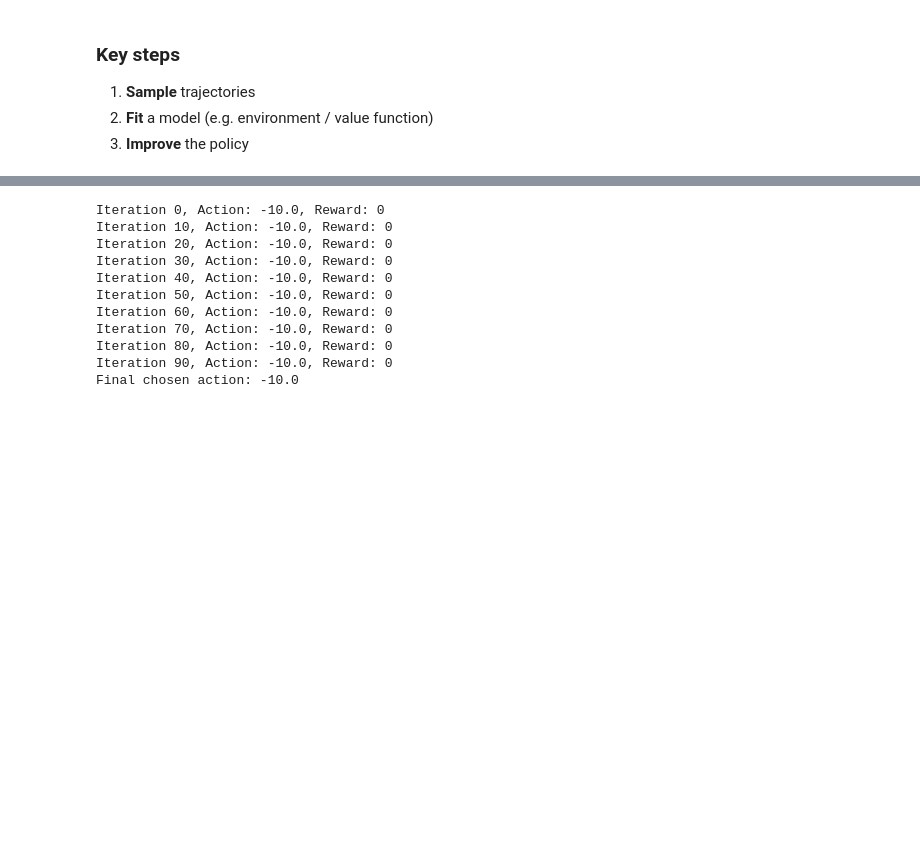
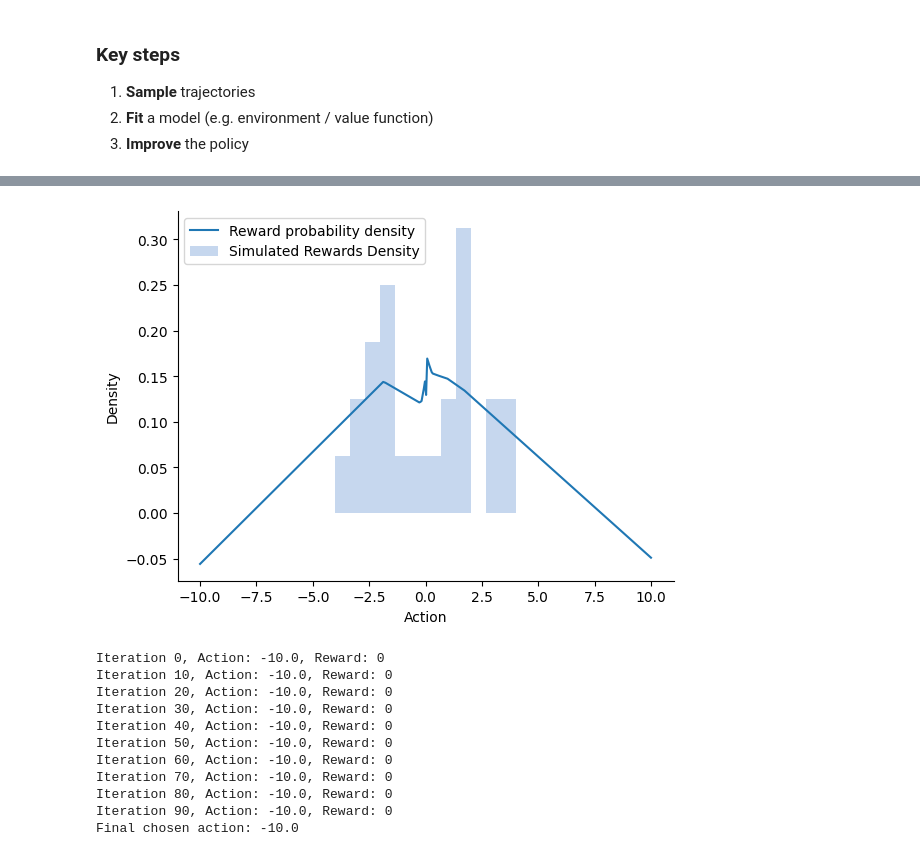
Before and after one commit to callum-lawson/fd-rl, a Jupyter notebook: bandits.ipynb, the cells around one changed output, grey strips where cells are left out. Saved outputs shown, nothing was run; the diff lists cells and outputs as text; code cells hidden in the pictures; blank space fills up the shorter version.

Commit message:
Add boilerplate supervised learning approach for investigating constraints imposed by NN fitting

```diff
--- a/bandits.ipynb
+++ b/bandits.ipynb
@@ -110,3 +110,36 @@ plot_bimodal_bandit(action_space, reward_probabilites, simulated_rewards)
 1. **Sample** trajectories
 2. **Fit** a model (e.g. environment / value function)
 3. **Improve** the policy
+# %%
+# SUPERVISERD LEARNING - NEURAL NETWORK
+
+# Neural Network Definition
+class SimpleNN(nn.Module):
+    @nn.compact
+    def __call__(self, x):
+        x = nn.Dense(64)(x)
+        x = nn.relu(x)
+        x = nn.Dense(1)(x)
+        return x
+
+# Initialize the model and optimizer
+rng = jax.random.PRNGKey(0)
+model = SimpleNN()
+params = model.init(rng, jnp.ones((1,)))['params']
+optimizer = optax.adam(0.01)
+opt_state = optimizer.init(params)
+
+# Define the loss function with reshaped actions
+def loss_fn(params, actions, rewards):
+    actions_reshaped = actions.reshape(-1, 1)  # Reshaping actions
+    pred_rewards = model.apply({'params': params}, actions_reshaped)
+    loss = jnp.mean((pred_rewards.squeeze() - rewards) ** 2)
+    return loss
+
+# Training loop
+for epoch in range(1000):  # Number of epochs
+    loss, grads = value_and_grad(loss_fn)(params, action_space, simulated_rewards)
+    updates, opt_state = optimizer.update(grads, opt_state)
+    params = optax.apply_updates(params, updates)
+    if epoch % 100 == 0:
+        print(f"Epoch {epoch}, Loss: {loss}")
@@ -113,3 +157,9 @@ plot_bimodal_bandit(action_space, reward_probabilites, simulated_rewards)
+# %%
+actions_reshaped = action_space.reshape(-1, 1)
+pred_rewards = model.apply({'params': params}, actions_reshaped)
+plot_bimodal_bandit(action_space, pred_rewards, simulated_rewards)
+# %% [output]
+[figure, added]
 # %%
 # VALUE-BASED METHOD
 
```
Also changed, not shown: parts of 2 cells of this notebook.
